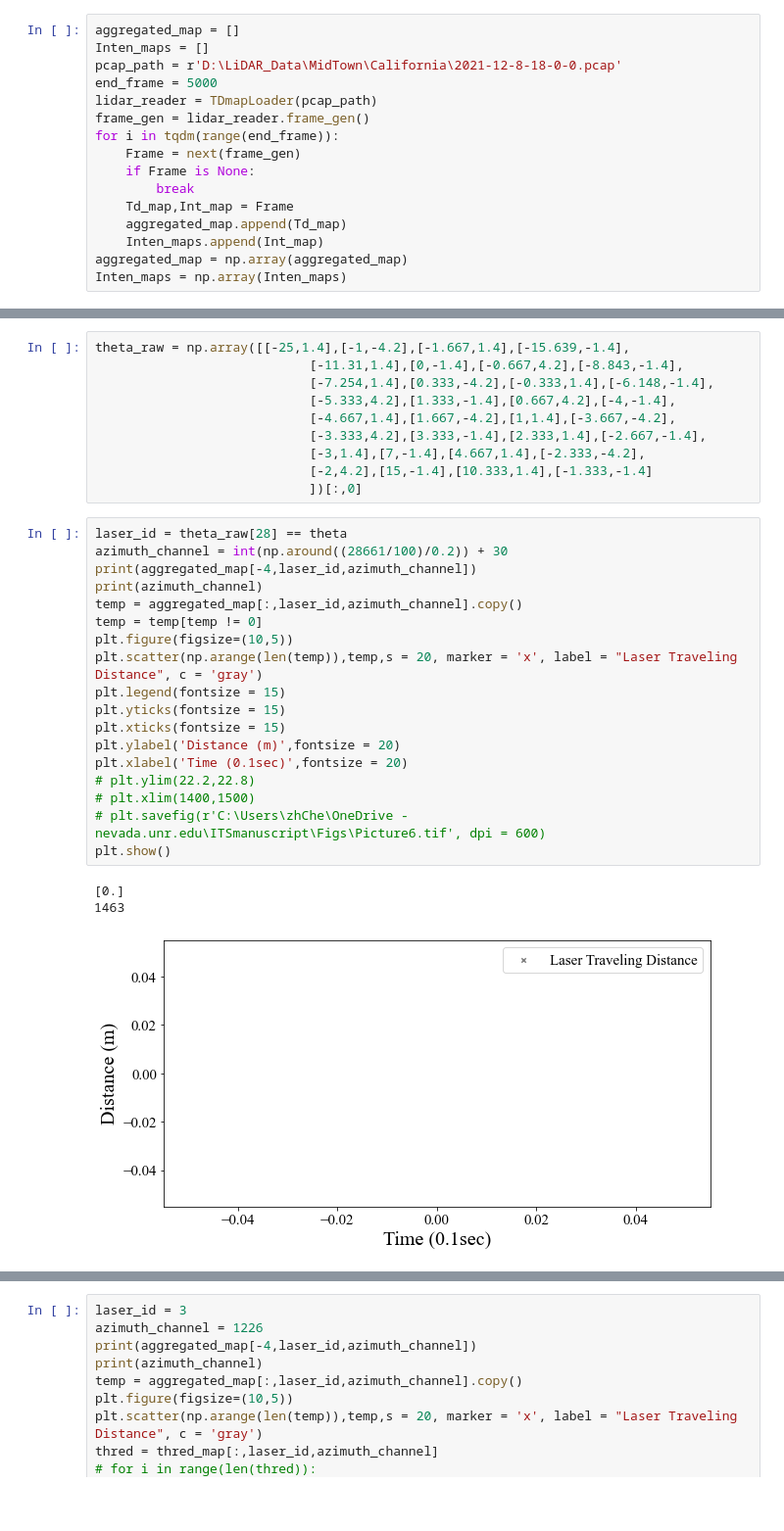
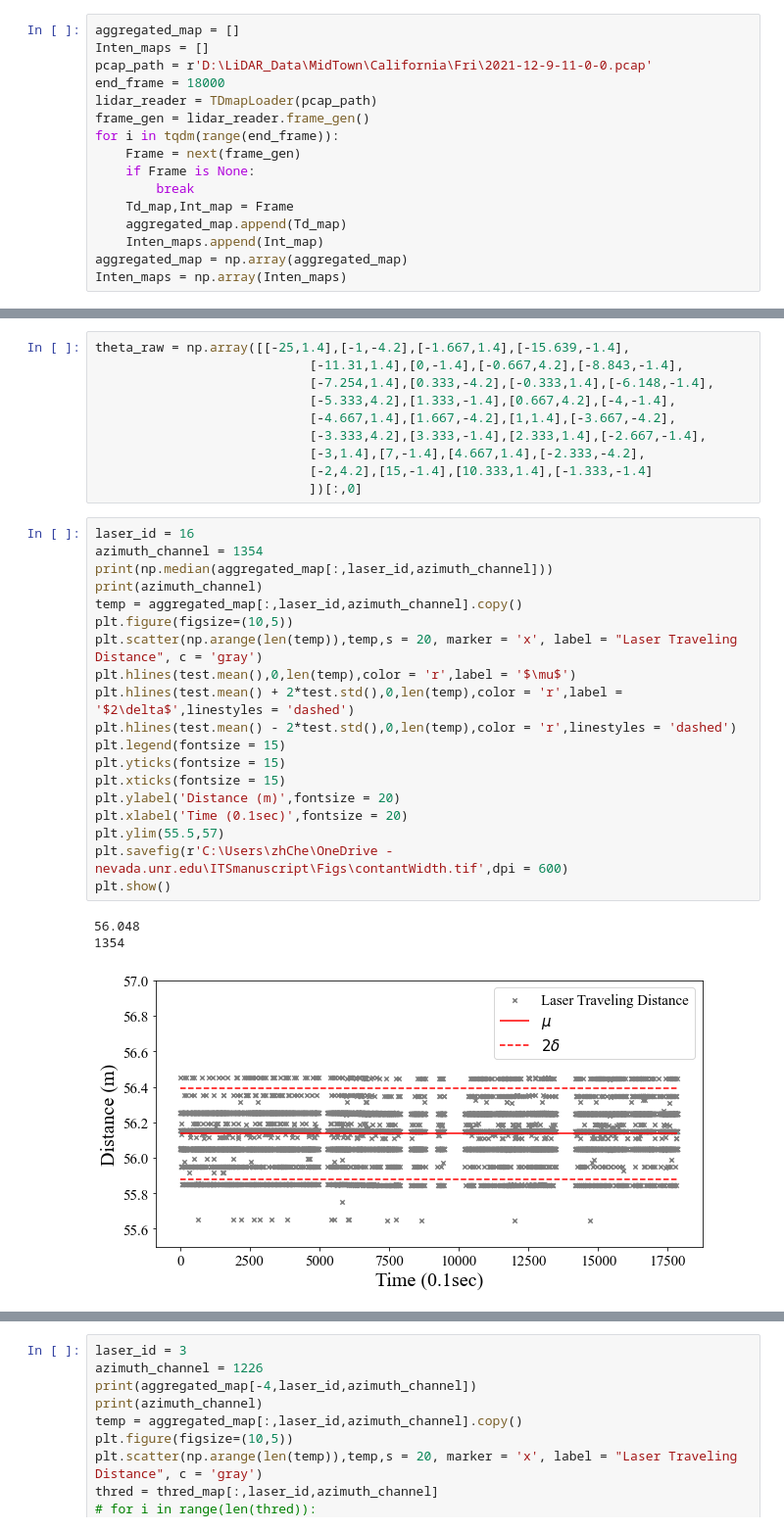
Before and after one commit to jksdbks123/Lidar-Tracker, a Jupyter notebook: LiDAR_Tracker_Project_v3.0/Paper.ipynb, the cells around one changed output, grey strips where cells are left out. Shown at 98% size. Drawn from its saved outputs; the diff is of its cells as text; blank space fills up the shorter version.

```diff
--- a/LiDAR_Tracker_Project_v3.0/Paper.ipynb
+++ b/LiDAR_Tracker_Project_v3.0/Paper.ipynb
@@ -22,8 +22,8 @@ Jupyter environment detected. Enabling Open3D WebVisualizer.
 # %%
 aggregated_map = []
 Inten_maps = []
-pcap_path = r'D:\LiDAR_Data\MidTown\California\2021-12-8-18-0-0.pcap'
-end_frame = 5000
+pcap_path = r'D:\LiDAR_Data\MidTown\California\Fri\2021-12-9-11-0-0.pcap'
+end_frame = 18000
 lidar_reader = TDmapLoader(pcap_path)
 frame_gen = lidar_reader.frame_gen()
 for i in tqdm(range(end_frame)):
@@ -80,24 +195,25 @@ theta_raw = np.array([[-25,1.4],[-1,-4.2],[-1.667,1.4],[-15.639,-1.4],
                             [-2,4.2],[15,-1.4],[10.333,1.4],[-1.333,-1.4]
                             ])[:,0]
 # %%
-laser_id = theta_raw[28] == theta
-azimuth_channel = int(np.around((28661/100)/0.2)) + 30
-print(aggregated_map[-4,laser_id,azimuth_channel])
+laser_id = 16
+azimuth_channel = 1354
+print(np.median(aggregated_map[:,laser_id,azimuth_channel]))
 print(azimuth_channel)
 temp = aggregated_map[:,laser_id,azimuth_channel].copy()
-temp = temp[temp != 0]
 plt.figure(figsize=(10,5))
 plt.scatter(np.arange(len(temp)),temp,s = 20, marker = 'x', label = "Laser Traveling Distance", c = 'gray')
+plt.hlines(test.mean(),0,len(temp),color = 'r',label = '$\mu$')
+plt.hlines(test.mean() + 2*test.std(),0,len(temp),color = 'r',label = '$2\delta$',linestyles = 'dashed')
+plt.hlines(test.mean() - 2*test.std(),0,len(temp),color = 'r',linestyles = 'dashed')
 plt.legend(fontsize = 15)
 plt.yticks(fontsize = 15)
 plt.xticks(fontsize = 15)
 plt.ylabel('Distance (m)',fontsize = 20)
 plt.xlabel('Time (0.1sec)',fontsize = 20)
-# plt.ylim(22.2,22.8)
-# plt.xlim(1400,1500)
-# plt.savefig(r'C:\Users\zhChe\OneDrive - nevada.unr.edu\ITSmanuscript\Figs\Picture6.tif', dpi = 600)
+plt.ylim(55.5,57)
+plt.savefig(r'C:\Users\zhChe\OneDrive - nevada.unr.edu\ITSmanuscript\Figs\contantWidth.tif',dpi = 600)
 plt.show()
 # %% [output]
-[0.]
-1463
+56.048
+1354
-[figure, old version]
+[figure, new version]
```
Also changed, not shown: parts of 122 cells of this notebook, 3 other files.
